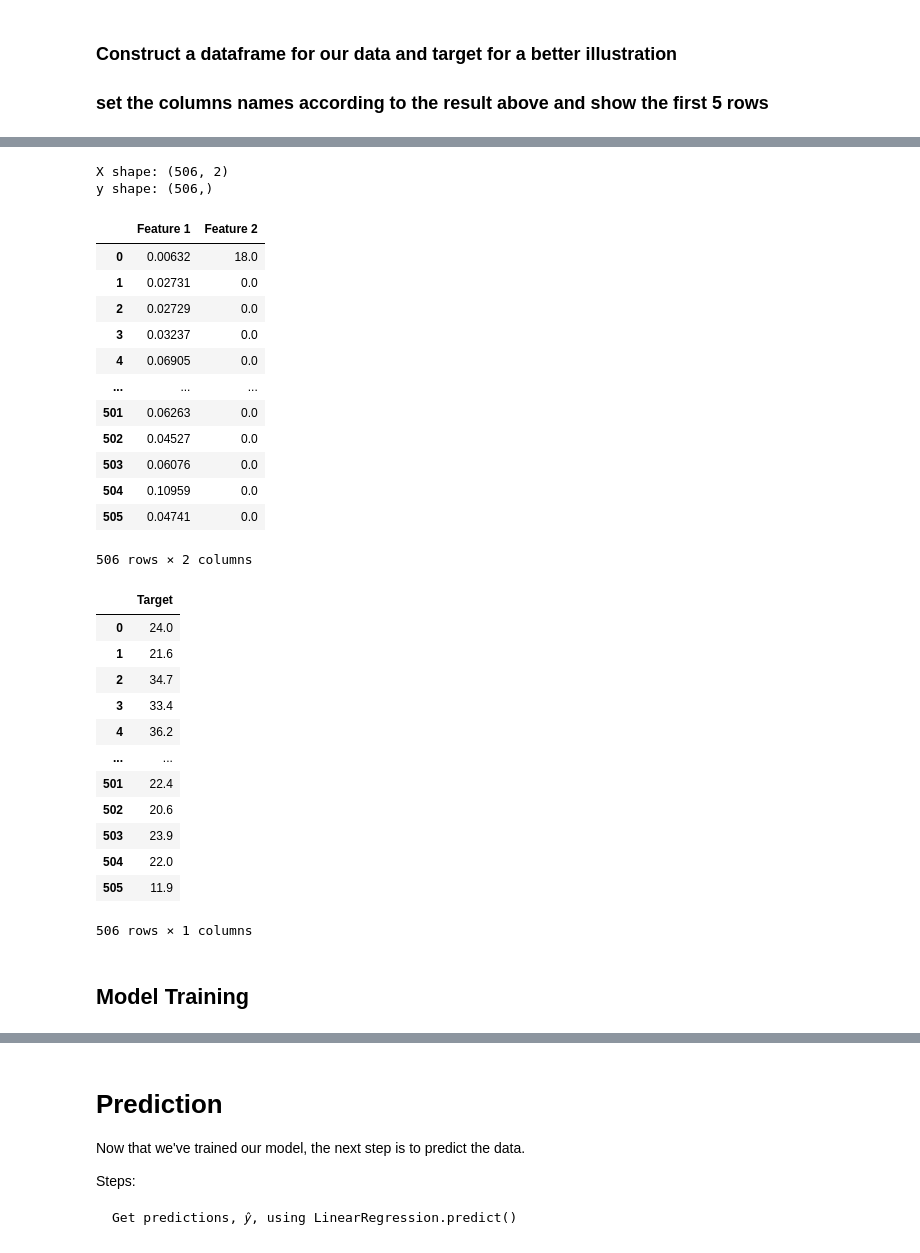
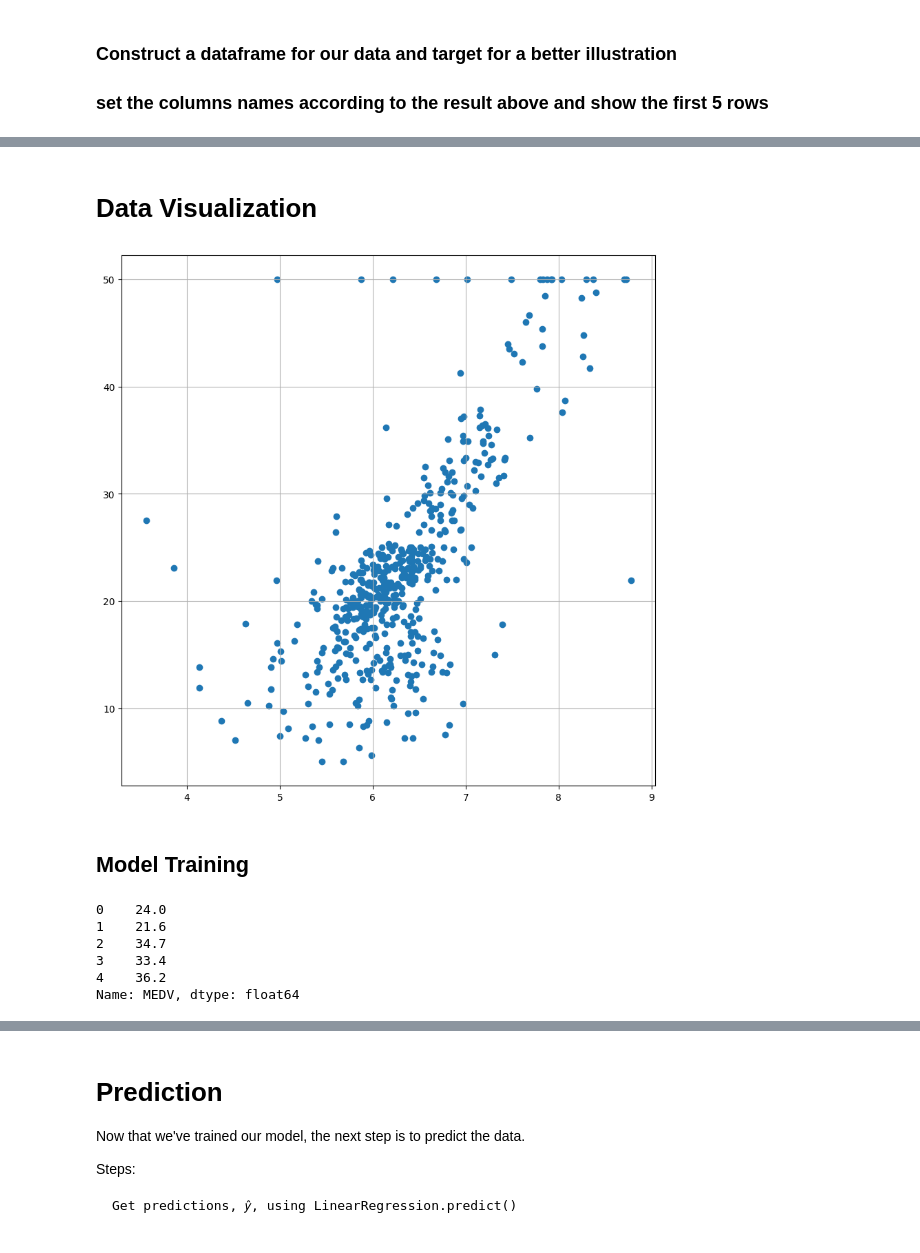
Before and after one commit to NUS-ISS-LC/assignment-4-linear-and-logistic-regression-shafikhakim27, a Jupyter notebook: Linear_Reg_workshop1.ipynb, the cells around one changed output, grey strips where cells are left out. Drawn from its saved outputs; the diff is of its cells as text; code cells hidden in the pictures.

Commit message:
Correction to Linear_Reg_workshop1 .

```diff
--- a/Linear_Reg_workshop1.ipynb
+++ b/Linear_Reg_workshop1.ipynb
@@ -57,54 +50,15 @@ First 5 rows:
-# %%
-# Select features (X) and target (y)
-# Using the first two features: CRIM and ZN
-X = df[['CRIM', 'ZN']].values
-y = df['MEDV'].values
-
-print("X shape:", X.shape)
-print("y shape:", y.shape)
-# %% [output]
-X shape: (506, 2)
-y shape: (506,)
-# %%
-# Construct a dataframe for our data and target for a better illustration
-# set the columns names according to the result above
-
-
-# Create a DataFrame for the features
-X = pd.DataFrame(data=X, columns=['Feature 1', 'Feature 2'])
-
-# Create a DataFrame for the target
-y = pd.DataFrame(data=y, columns=['Target'])
-
-display(X)
-display(y)
-# %% [output]
-|  | Feature 1 | Feature 2 |
-| 0 | 0.00632 | 18.0 |
-| 1 | 0.02731 | 0.0 |
-| 2 | 0.02729 | 0.0 |
-| 3 | 0.03237 | 0.0 |
-| 4 | 0.06905 | 0.0 |
-| ... | ... | ... |
-| 501 | 0.06263 | 0.0 |
-| 502 | 0.04527 | 0.0 |
-| 503 | 0.06076 | 0.0 |
-| 504 | 0.10959 | 0.0 |
-| 505 | 0.04741 | 0.0 |
-506 rows × 2 columns
-|  | Target |
-| 0 | 24.0 |
-| 1 | 21.6 |
-| 2 | 34.7 |
-| 3 | 33.4 |
-| 4 | 36.2 |
-| ... | ... |
-| 501 | 22.4 |
-| 502 | 20.6 |
-| 503 | 23.9 |
-| 504 | 22.0 |
-| 505 | 11.9 |
-506 rows × 1 columns
+# %% [markdown]
+# Data Visualization
+# %%
+# We can see that feature 'RM', average number of rooms per dwelling,
+# has a linear relationship with our target 'MEDV', Median value of owner-occupied homes in $1000's
+
+fig, ax = plt.subplots(figsize=(10,10))
+ax.scatter(df['RM'], df['MEDV']) # plot the data
+ax.grid()
+plt.show()
+# %% [output]
+[figure, added]
 # %% [markdown]
 ## Model Training
 # %%
@@ -115,11 +68,19 @@ from sklearn.model_selection import train_test_split
 # notice that we need double square brackets to select X
 # inner bracket is a list
 # outer bracker accesses a subset of the original DataFrame
-X_subset = X[['Feature 1', 'Feature 2']]
-y_subset = y[['Target']]
+X_train = df[['RM']]
+y_train = df['MEDV']
 
-# split the data into training and testing sets
-X_train, X_test, y_train, y_test = train_test_split(X_subset, y_subset, test_size=0.2, random_state=42)
+X_train.head()
+
+y_train.head()
+# %% [output]
+0    24.0
+1    21.6
+2    34.7
+3    33.4
+4    36.2
+Name: MEDV, dtype: float64
 # %%
 # Convert to 2D numpy arrays for model training
 X_train = X_train.values
```
Also changed, not shown: parts of 13 cells of this notebook.
